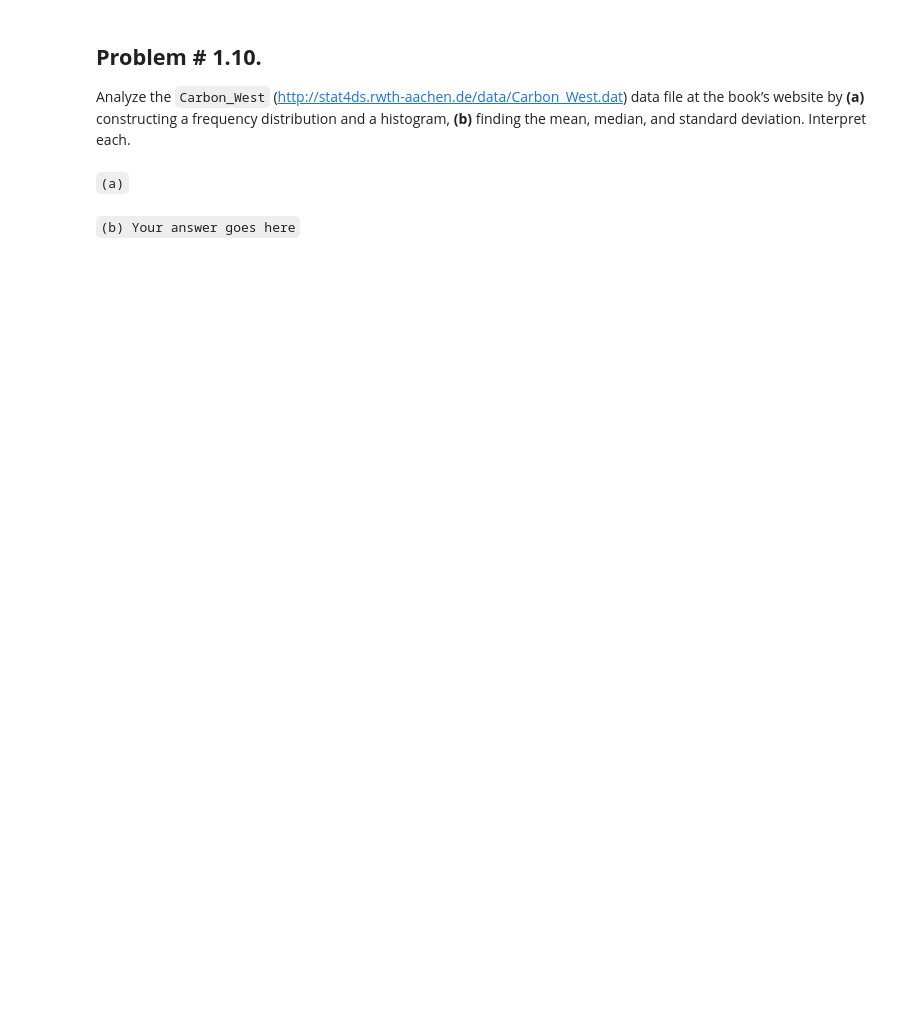
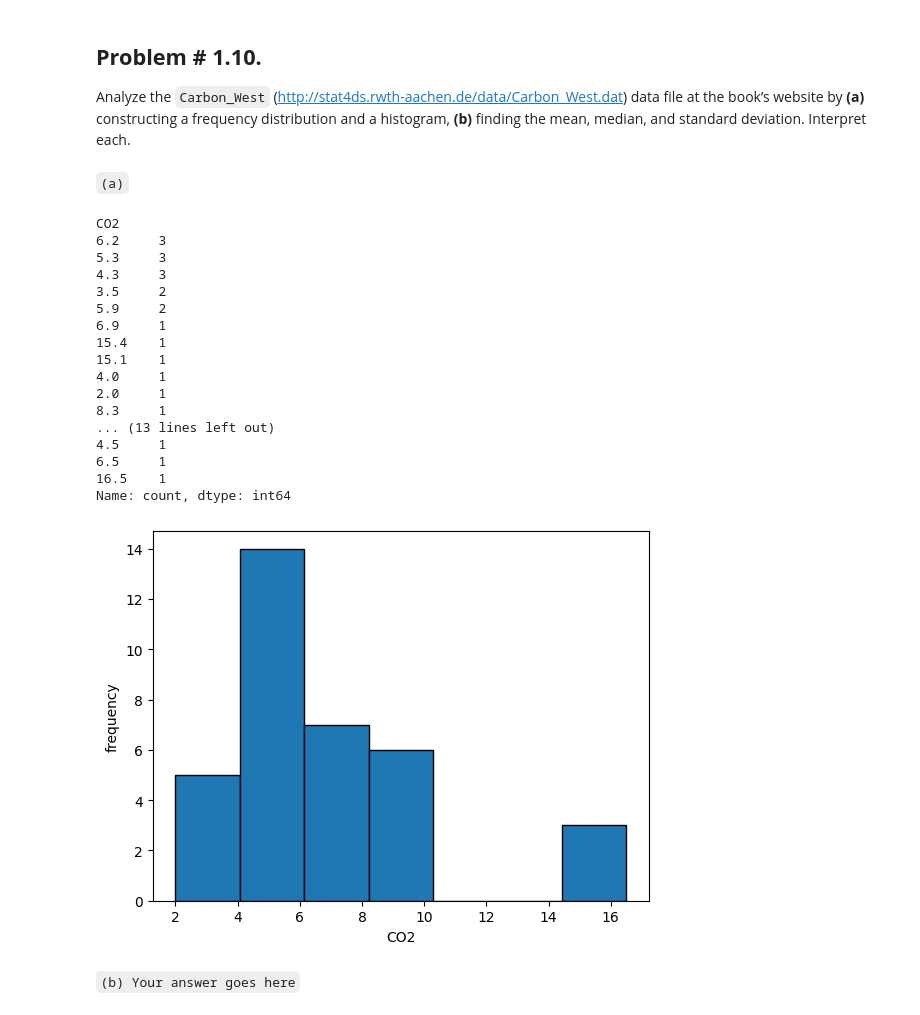
Before and after one commit to JustinSu11/Applied-Probability-and-Statistics-for-AI, a Jupyter notebook: Assignments/assignment 1.1/AAI_500_M1_Assignment.ipynb, the cells around one changed output. Drawn from its saved outputs; the diff is of its cells as text; code cells hidden in the pictures; blank space fills up the shorter version.

```diff
--- a/Assignments/assignment 1.1/AAI_500_M1_Assignment.ipynb
+++ b/Assignments/assignment 1.1/AAI_500_M1_Assignment.ipynb
@@ -73,5 +116,32 @@ Give an example of a variable that is (a) categorical; (b) quantitative; (c) dis
 Analyze the `Carbon_West` ([http://stat4ds.rwth-aachen.de/data/Carbon_West.dat](http://stat4ds.rwth-aachen.de/data/Carbon_West.dat)) data file at the book’s website by **(a)** constructing a frequency distribution and  a histogram, **(b)** finding the mean, median, and standard deviation. Interpret each.
 # %% [markdown]
 `(a)`
+# %%
+carbon = pd.read_csv('https://stat4ds.rwth-aachen.de/data/Carbon_West.dat', sep=r'\s+')
+carbonFreqCount = carbon['CO2'].value_counts()
+print(carbonFreqCount)
+plt.hist(carbon['CO2'], bins='auto', edgecolor='black')
+plt.xlabel("CO2")
+plt.ylabel("frequency")
+plt.show()
+# %% [output]
+CO2
+6.2     3
+5.3     3
+4.3     3
+3.5     2
+5.9     2
+6.9     1
+15.4    1
+15.1    1
+4.0     1
+2.0     1
+8.3     1
+... (13 lines left out)
+4.5     1
+6.5     1
+16.5    1
+Name: count, dtype: int64
+[figure, added]
 # %% [markdown]
 `(b) Your answer goes here`
```
Also changed, not shown: parts of 68 cells of this notebook.
